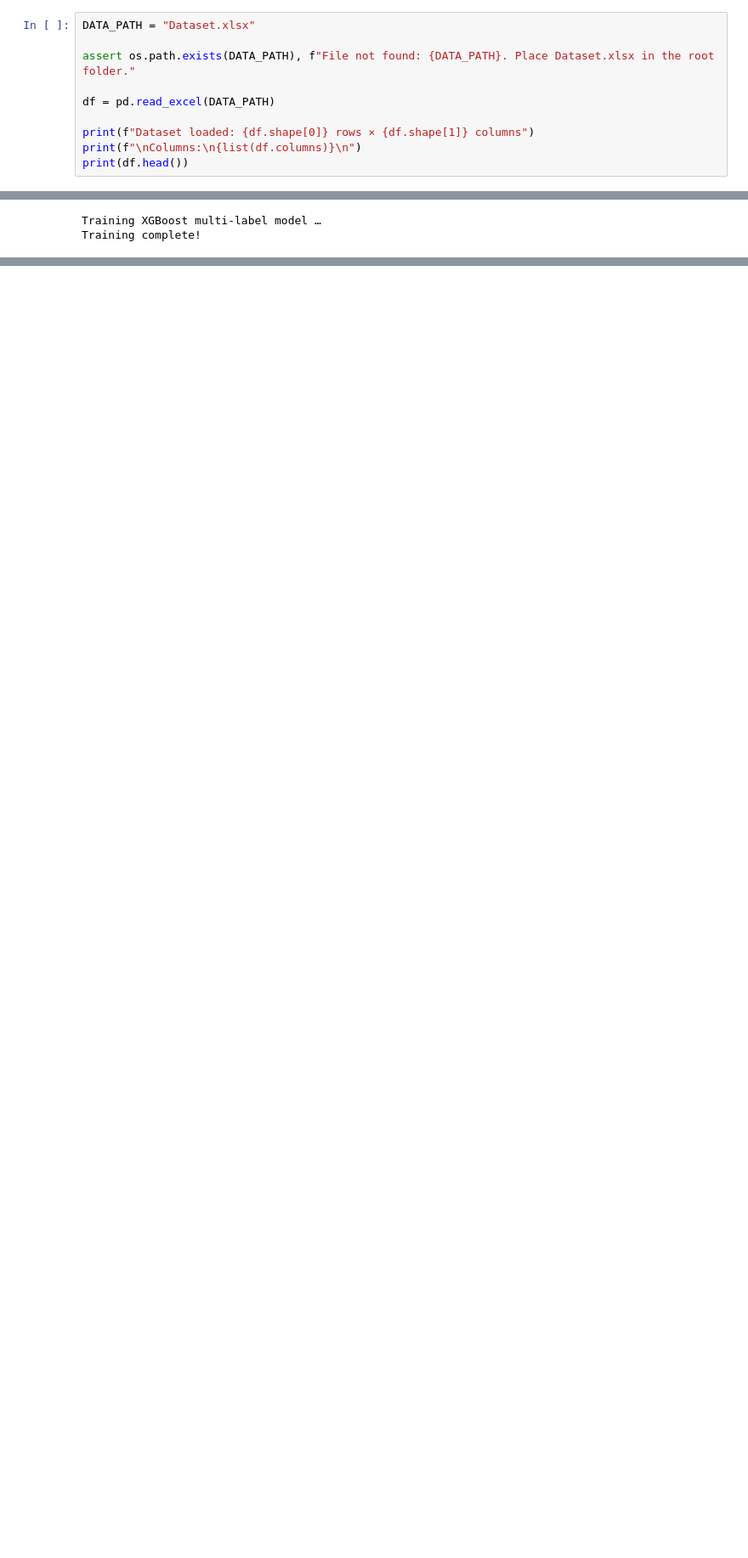
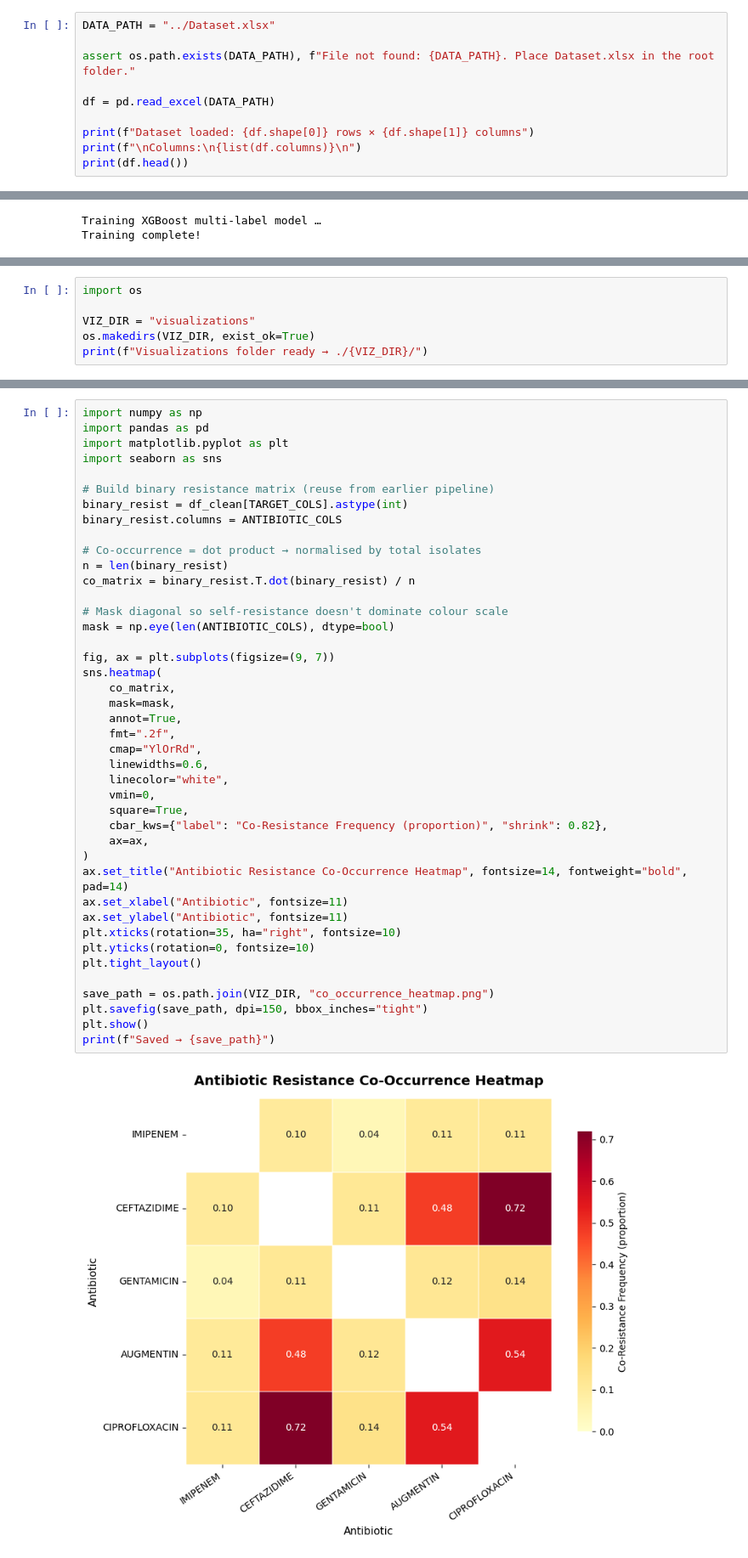
Before and after one commit to Akshara2424/AMR, a Jupyter notebook: notebooks/model.ipynb, the cells around one changed output, grey strips where cells are left out. Shown at 85% size. Saved outputs shown, nothing was run; the diff lists cells and outputs as text; blank space fills up the shorter version.

Commit message:
Visualizations

```diff
--- a/notebooks/model.ipynb
+++ b/notebooks/model.ipynb
@@ -54,7 +54,7 @@ All libraries loaded successfully
    XGBoost version : 3.2.0
    SHAP version    : 0.51.0
 # %%
-DATA_PATH = "Dataset.xlsx"
+DATA_PATH = "../Dataset.xlsx"
 
 assert os.path.exists(DATA_PATH), f"File not found: {DATA_PATH}. Place Dataset.xlsx in the root folder."
 
@@ -577,3 +577,9 @@ print("=" * 60)
   Model saved to        : models\resistance_model.joblib
   SHAP plots saved      : shap_aggregated.png + per-label PNGs
 ============================================================
+# %%
+import os
+
+VIZ_DIR = "visualizations"
+os.makedirs(VIZ_DIR, exist_ok=True)
+print(f"Visualizations folder ready → ./{VIZ_DIR}/")
@@ -579,0 +588,44 @@ print("=" * 60)
+# %%
+import numpy as np
+import pandas as pd
+import matplotlib.pyplot as plt
+import seaborn as sns
+
+# Build binary resistance matrix (reuse from earlier pipeline)
+binary_resist = df_clean[TARGET_COLS].astype(int)
+binary_resist.columns = ANTIBIOTIC_COLS
+
+# Co-occurrence = dot product → normalised by total isolates
+n = len(binary_resist)
+co_matrix = binary_resist.T.dot(binary_resist) / n
+
+# Mask diagonal so self-resistance doesn't dominate colour scale
+mask = np.eye(len(ANTIBIOTIC_COLS), dtype=bool)
+
+fig, ax = plt.subplots(figsize=(9, 7))
+sns.heatmap(
+    co_matrix,
+    mask=mask,
+    annot=True,
+    fmt=".2f",
+    cmap="YlOrRd",
+    linewidths=0.6,
+    linecolor="white",
+    vmin=0,
+    square=True,
+    cbar_kws={"label": "Co-Resistance Frequency (proportion)", "shrink": 0.82},
+    ax=ax,
+)
+ax.set_title("Antibiotic Resistance Co-Occurrence Heatmap", fontsize=14, fontweight="bold", pad=14)
+ax.set_xlabel("Antibiotic", fontsize=11)
+ax.set_ylabel("Antibiotic", fontsize=11)
+plt.xticks(rotation=35, ha="right", fontsize=10)
+plt.yticks(rotation=0, fontsize=10)
+plt.tight_layout()
+
+save_path = os.path.join(VIZ_DIR, "co_occurrence_heatmap.png")
+plt.savefig(save_path, dpi=150, bbox_inches="tight")
+plt.show()
+print(f"Saved → {save_path}")
+# %% [output]
+[figure, added]
```
Also changed, not shown: parts of 12 cells of this notebook, 16 other files.
